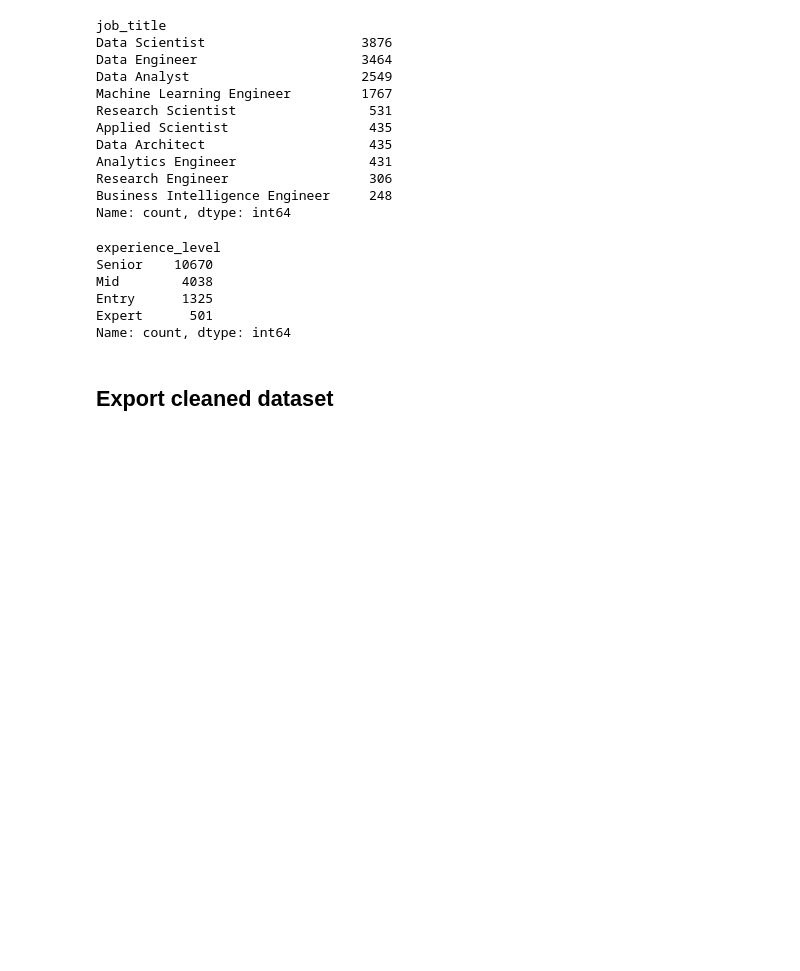
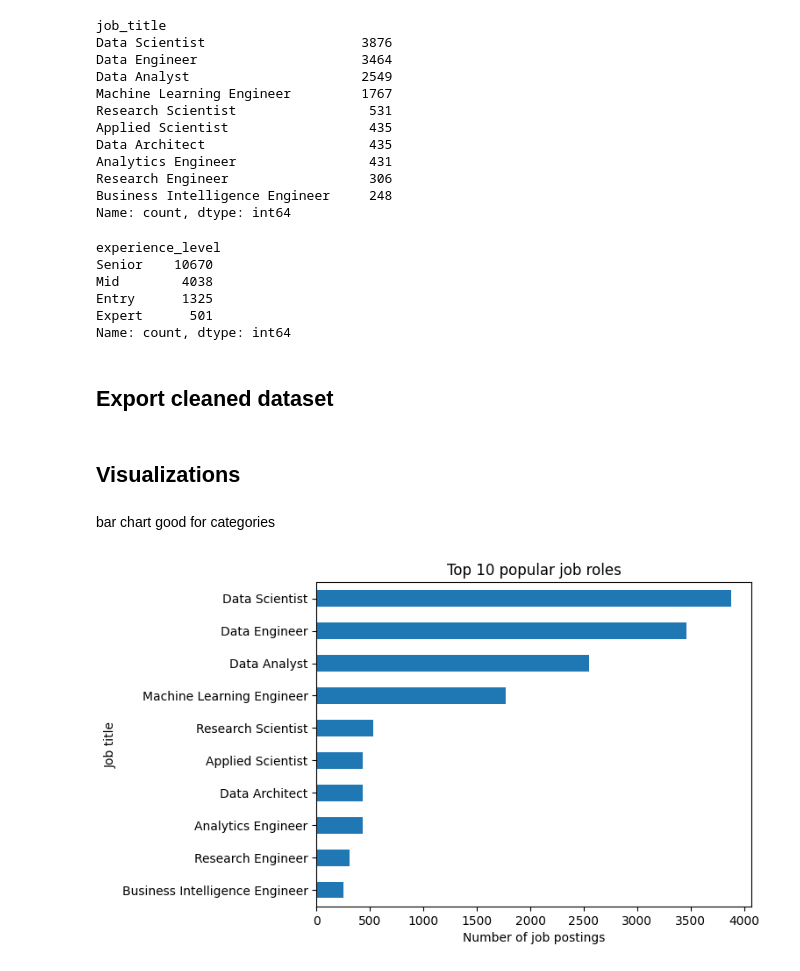
Before and after one commit to AIgineerAB/data_visualisation_bi_course, a Jupyter notebook: 02_eda_pandas/eda_salaries.ipynb, the cells around one changed output. Saved outputs shown, nothing was run; the diff lists cells and outputs as text; code cells hidden in the pictures; blank space fills up the shorter version.

```diff
--- a/02_eda_pandas/eda_salaries.ipynb
+++ b/02_eda_pandas/eda_salaries.ipynb
@@ -237,3 +237,22 @@ Name: count, dtype: int64
 ## Export cleaned dataset
 # %%
 df_cleaned.to_csv("salaries_cleaned.csv")
+# %% [markdown]
+## Visualizations
+# %% [markdown]
+bar chart good for categories
+# %%
+ax = (
+    df_cleaned["job_title"]
+    .value_counts()
+    .head(10)
+    .plot(
+        kind="barh",
+        title="Top 10 popular job roles",
+        xlabel="Number of job postings",
+        ylabel="Job title",
+    )
+)
+ax.invert_yaxis()
+# %% [output]
+[figure, added]
```
Also changed, not shown: parts of 6 cells of this notebook, 2 other files.
